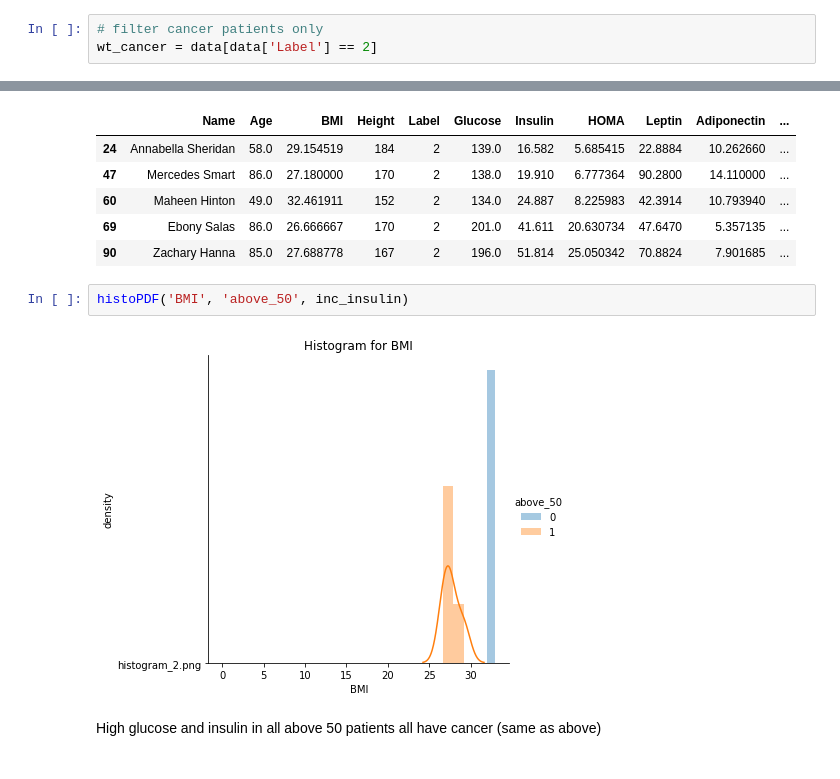
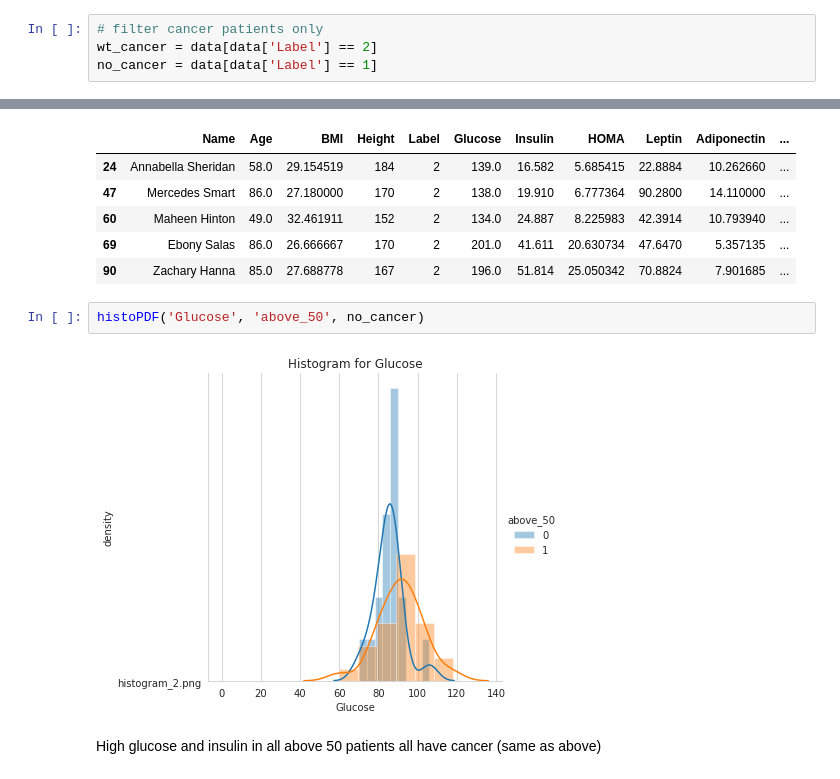
Before and after one commit to ceridwenreed/IQVIA_technical_exercise, a Jupyter notebook: 02_EDA.ipynb, the cells around one changed output, grey strips where cells are left out. Drawn from its saved outputs; the diff is of its cells as text.

```diff
--- a/02_EDA.ipynb
+++ b/02_EDA.ipynb
@@ -146,4 +134,5 @@ above_50.describe()
 # %%
 # filter cancer patients only
 wt_cancer = data[data['Label'] == 2]
+no_cancer = data[data['Label'] == 1]
 # %%
@@ -180,9 +169,9 @@ inc_insulin
 | 69 | Ebony Salas | 86.0 | 26.666667 | 170 | 2 | 201.0 | 41.611 | 20.630734 | 47.6470 | 5.357135 | ... |
 | 90 | Zachary Hanna | 85.0 | 27.688778 | 167 | 2 | 196.0 | 51.814 | 25.050342 | 70.8824 | 7.901685 | ... |
 # %%
-histoPDF('BMI', 'above_50', inc_insulin)
+histoPDF('Glucose', 'above_50', no_cancer)
 # %% [output]
-[figure, old version]
+[figure, new version]
 # %% [markdown]
 High glucose and insulin in all above 50 patients all have cancer (same as above)
 # %%
```
Also changed, not shown: parts of 9 cells of this notebook, 14 other files.
